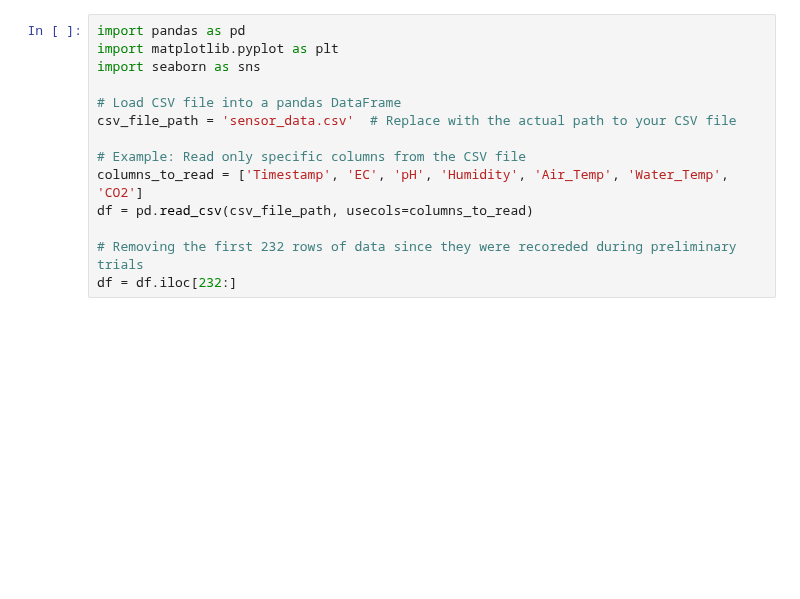
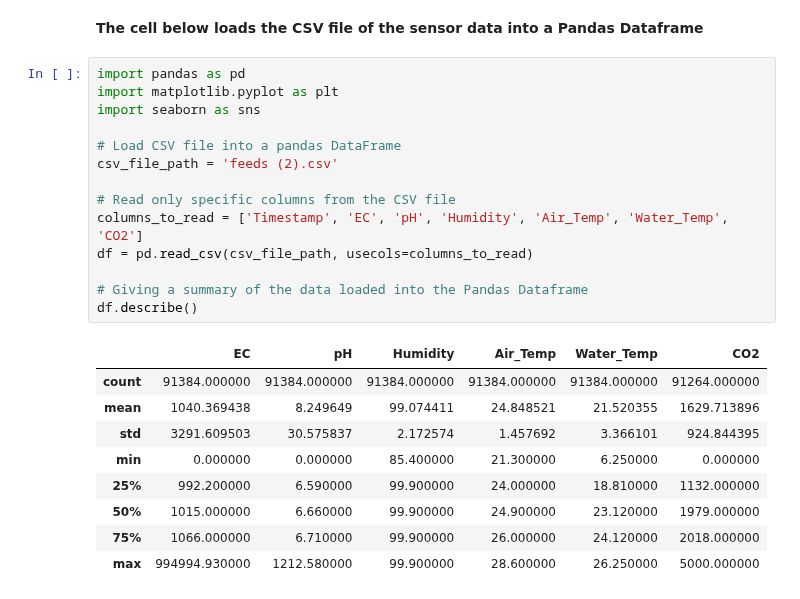
Before and after one commit to MSIChowdhury/Design-of-an-IoT-enabled-Scalable-Closed-Hydroponics-System-with-Intelligent-Parameter-Control-and-P, a Jupyter notebook: Code Files/Jupyter Notebooks/Automated Hydroponics System Sensor Data Analysis.ipynb, the cells around one changed output. Saved outputs shown, nothing was run; the diff lists cells and outputs as text; blank space fills up the shorter version.

```diff
--- a/Code Files/Jupyter Notebooks/Automated Hydroponics System Sensor Data Analysis.ipynb
+++ b/Code Files/Jupyter Notebooks/Automated Hydroponics System Sensor Data Analysis.ipynb
@@ -1,14 +1,26 @@
+# %% [markdown]
+**The cell below loads the CSV file of the sensor data into a Pandas Dataframe**
 # %%
 import pandas as pd
 import matplotlib.pyplot as plt
 import seaborn as sns
 
 # Load CSV file into a pandas DataFrame
-csv_file_path = 'sensor_data.csv'  # Replace with the actual path to your CSV file
+csv_file_path = 'feeds (2).csv'
 
-# Example: Read only specific columns from the CSV file
+# Read only specific columns from the CSV file
 columns_to_read = ['Timestamp', 'EC', 'pH', 'Humidity', 'Air_Temp', 'Water_Temp', 'CO2']
 df = pd.read_csv(csv_file_path, usecols=columns_to_read)
 
-# Removing the first 232 rows of data since they were recoreded during preliminary trials
-df = df.iloc[232:]
+# Giving a summary of the data loaded into the Pandas Dataframe
+df.describe()
+# %% [output]
+|  | EC | pH | Humidity | Air_Temp | Water_Temp | CO2 |
+| count | 91384.000000 | 91384.000000 | 91384.000000 | 91384.000000 | 91384.000000 | 91264.000000 |
+| mean | 1040.369438 | 8.249649 | 99.074411 | 24.848521 | 21.520355 | 1629.713896 |
+| std | 3291.609503 | 30.575837 | 2.172574 | 1.457692 | 3.366101 | 924.844395 |
+| min | 0.000000 | 0.000000 | 85.400000 | 21.300000 | 6.250000 | 0.000000 |
+| 25% | 992.200000 | 6.590000 | 99.900000 | 24.000000 | 18.810000 | 1132.000000 |
+| 50% | 1015.000000 | 6.660000 | 99.900000 | 24.900000 | 23.120000 | 1979.000000 |
+| 75% | 1066.000000 | 6.710000 | 99.900000 | 26.000000 | 24.120000 | 2018.000000 |
+| max | 994994.930000 | 1212.580000 | 99.900000 | 28.600000 | 26.250000 | 5000.000000 |
```
Also changed, not shown: parts of 6 cells of this notebook, 1 other file.
